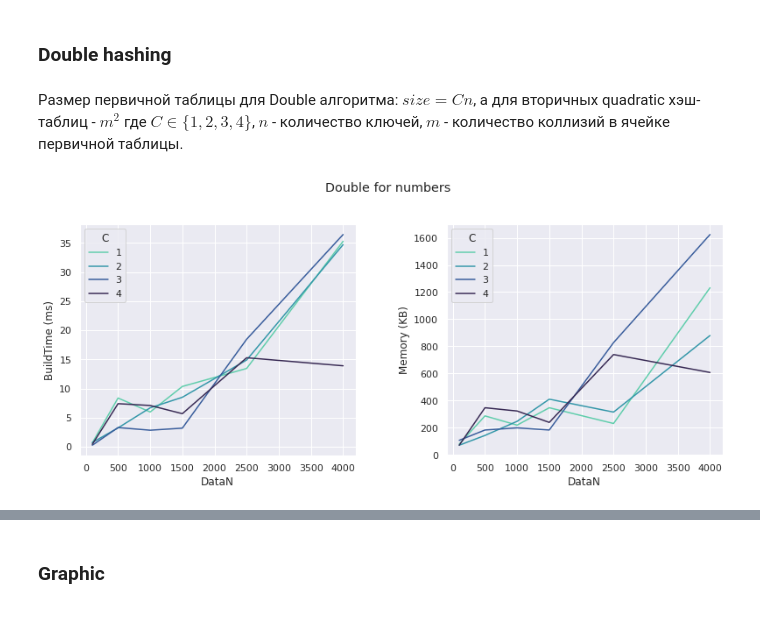
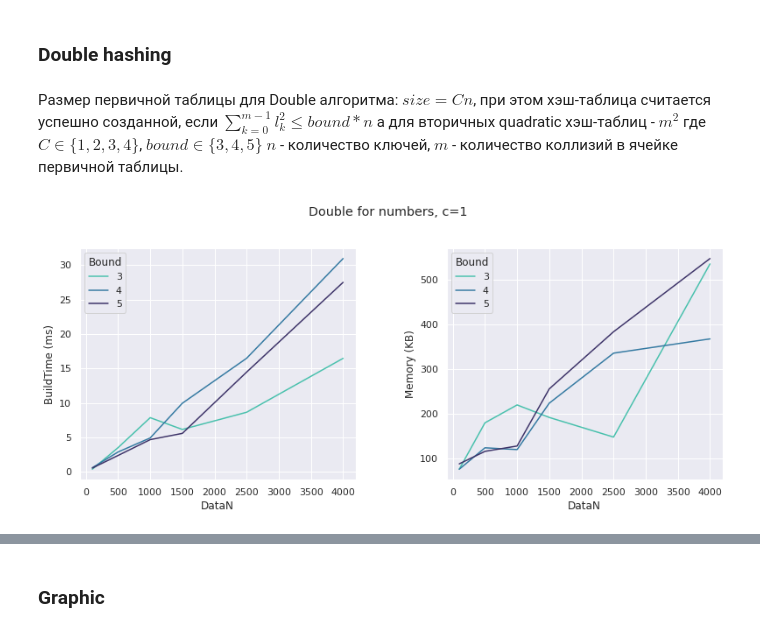
Before and after one commit to kislN/PerfectHashing, a Jupyter notebook: report.ipynb, the cells around one changed output, grey strips where cells are left out. Saved outputs shown, nothing was run; the diff lists cells and outputs as text; code cells hidden in the pictures.

```diff
--- a/report.ipynb
+++ b/report.ipynb
@@ -10,7 +10,7 @@ import matplotlib.pyplot as plt
 import seaborn as sns
 sns.set(style="darkgrid")
 # %%
-root = '/home/maxim/Downloads/Telegram Desktop/data_lab_best/'
+root = '/home/maxim/Downloads/Telegram Desktop/data_lab_best_v2/'
 
 results_files = os.listdir(root)
 results_files = [os.path.join(root,x) for x in results_files if x.endswith('.csv')]
@@ -70,7 +70,7 @@ draw_results(quad_results[quad_results["DataType"]=='Vectors'], name='Quadratic
 # %% [markdown]
 ### Double hashing
 # %% [markdown]
-Размер первичной таблицы для Double алгоритма: $size = Cn$, а для вторичных quadratic хэш-таблиц - $m^2$ где $C \in \{1,2,3,4\}$, $n$ - количество ключей, $m$ - количество коллизий в ячейке первичной таблицы.
+Размер первичной таблицы для Double алгоритма: $size = Cn$, при этом хэш-таблица считается успешно созданной, если $\sum_{k=0}^{m-1} l_k^2 \leq bound*n$ а для вторичных quadratic хэш-таблиц - $m^2$ где $C \in \{1,2,3,4\}$, $bound \in \{3,4,5\}$ $n$ - количество ключей, $m$ - количество коллизий в ячейке первичной таблицы.
 # %%
 double_files = [x for x in results_files if 'double' in x]
 
@@ -82,6 +82,7 @@ for file in double_files:
     data.append(data_)
 double_results = pd.concat(data, ignore_index=True)
 # %%
-draw_results(double_results[double_results["DataType"]=='Numbers'], name='Double for numbers')
+draw_results(
+    double_results[(double_results["DataType"]=='Numbers') & (double_results["C"]==1)], name='Double for numbers, c=1', hue='Bound')
 # %% [output]
-[figure, old version]
+[figure, new version]
```
Also changed, not shown: parts of 22 cells of this notebook, 58 other files.
